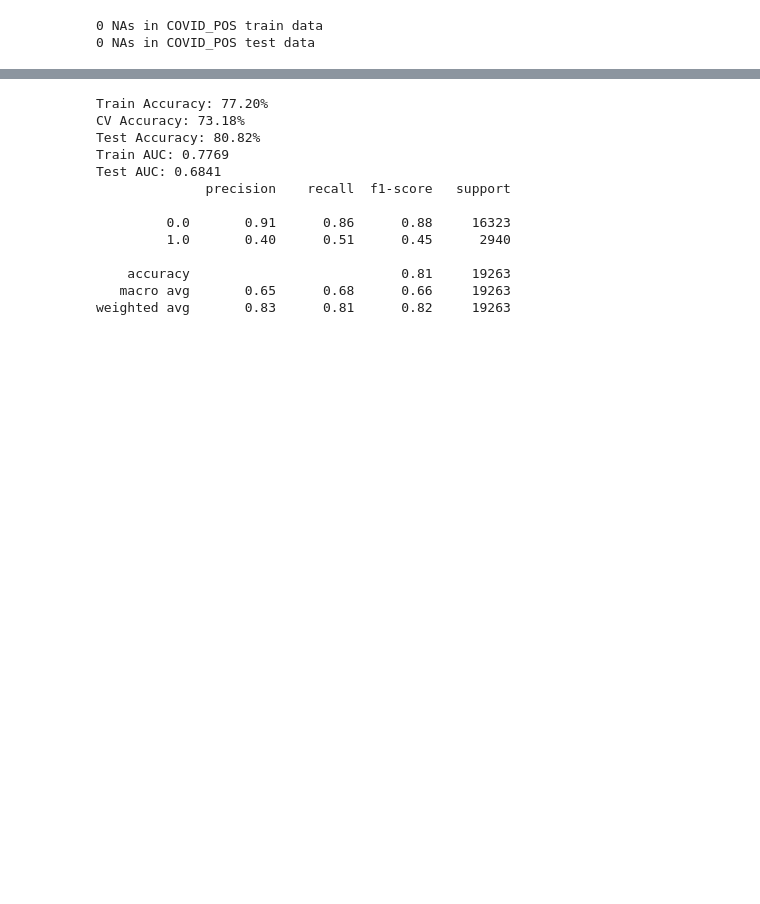
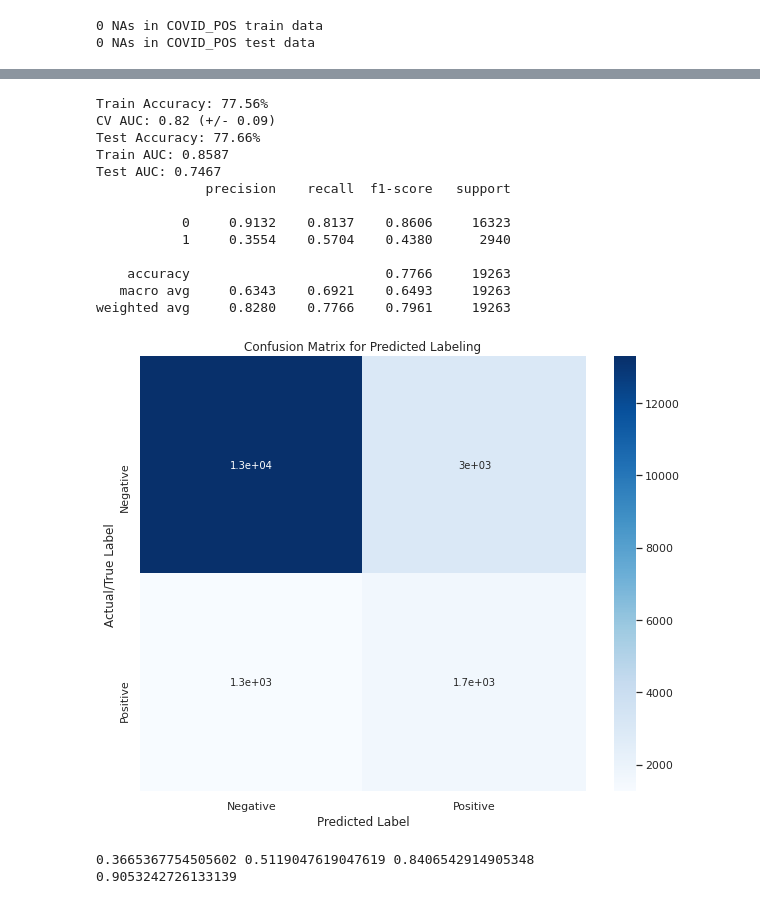
Before and after one commit to jimmyzhang2003/SParCS, a Jupyter notebook: COVID_0413_0602_Test_Prediction.ipynb, the cells around one changed output, grey strips where cells are left out. Cells and saved outputs as stored; diff of their text form; code cells hidden in the pictures; blank space fills up the shorter version.

```diff
--- a/COVID_0413_0602_Test_Prediction.ipynb
+++ b/COVID_0413_0602_Test_Prediction.ipynb
@@ -608,4 +449,0 @@ Optimal Parameters: {'n_estimators': 268, 'min_samples_split': 10, 'min_samples_
-# %%
-tr_pctl_rfc.fit(X_train_transformed, y_train)
-
-tr_pctl_rfc.full_report(X_train_transformed, y_train, X_test_transformed, y_test)
@@ -673,3 +449,0 @@ Optimal Parameters: {'n_estimators': 394, 'min_samples_split': 10, 'min_samples_
-# %%
-tr_simple1_rfc.fit(X_train_simple1, y_train)
-tr_simple1_rfc.full_report(X_train_simple1, y_train, X_test_simple1, y_test)
@@ -736,3 +449,0 @@ Optimal Parameters: {'n_estimators': 268, 'min_samples_split': 2, 'min_samples_l
-# %%
-tr_simple2_rfc.fit(X_train_simple2, y_train)
-tr_simple2_rfc.full_report(X_train_simple2, y_train, X_test_simple2, y_test)
@@ -752,0 +450,5 @@ weighted avg       0.81      0.74      0.77     19263
+# %%
+# baseline logistic regression model
+tr_logit = TrainClassifier(classifier=LogisticRegression(solver='liblinear'))
+tr_logit.fit(X_train_imp, y_train)
+tr_logit.full_report(X_train_imp, y_train, X_test_imp, y_test)
@@ -770,19 +540,35 @@ Optimal Parameters: {'colsample_bytree': 0.6410759401431649, 'gamma': 5, 'learni
 # %%
 tr_simple3.fit(X_train_simple3, y_train)
 tr_simple3.full_report(X_train_simple3, y_train, X_test_simple3, y_test)
+plt.figure(figsize = (10,8))
+tr_simple3.displayPredictionMatrix(X_test_simple3, y_test)
+plt.show()
 # %% [output]
-Train Accuracy: 77.20%
-CV Accuracy: 73.18%
-Test Accuracy: 80.82%
-Train AUC: 0.7769
-Test AUC: 0.6841
+Train Accuracy: 77.56%
+CV AUC: 0.82 (+/- 0.09)
+Test Accuracy: 77.66%
+Train AUC: 0.8587
+Test AUC: 0.7467
               precision    recall  f1-score   support
 
-         0.0       0.91      0.86      0.88     16323
-         1.0       0.40      0.51      0.45      2940
+           0     0.9132    0.8137    0.8606     16323
+           1     0.3554    0.5704    0.4380      2940
 
-    accuracy                           0.81     19263
-   macro avg       0.65      0.68      0.66     19263
-weighted avg       0.83      0.81      0.82     19263
+    accuracy                         0.7766     19263
+   macro avg     0.6343    0.6921    0.6493     19263
+weighted avg     0.8280    0.7766    0.7961     19263
+[figure, added]
+# %%
+y_true = y_test
+y_pred = tr_simple3_logit.classifier.predict(X_test_simple3_imp)
+tn, fp, fn, tp = confusion_matrix(y_test, y_pred).ravel()
+precision = tp /(tp+fp)
+recall = tp/(tp+fn)
+specificity = tn/(tn+fp)
+print(precision, recall, specificity)
+print(tn/(tn+fn))
+# %% [output]
+0.3665367754505602 0.5119047619047619 0.8406542914905348
+0.9053242726133139
 # %%
 #third simple RF model
```
Also changed, not shown: parts of 74 cells of this notebook.
